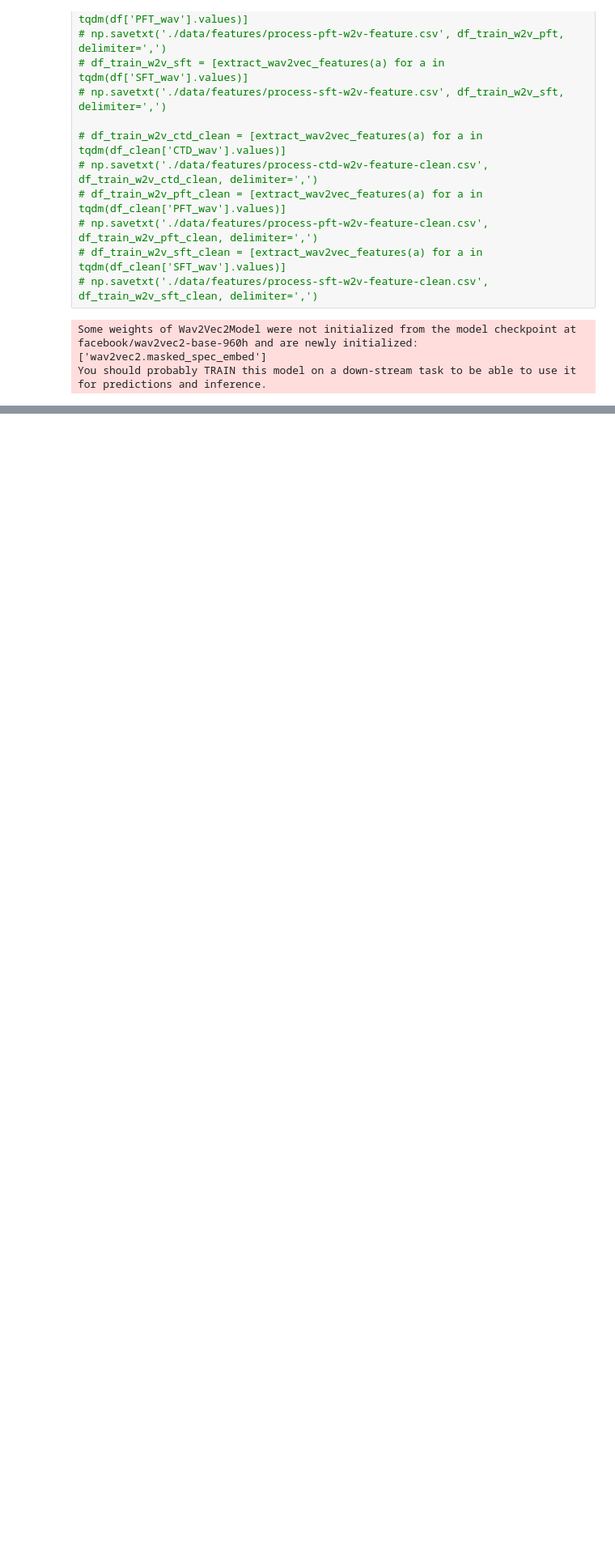
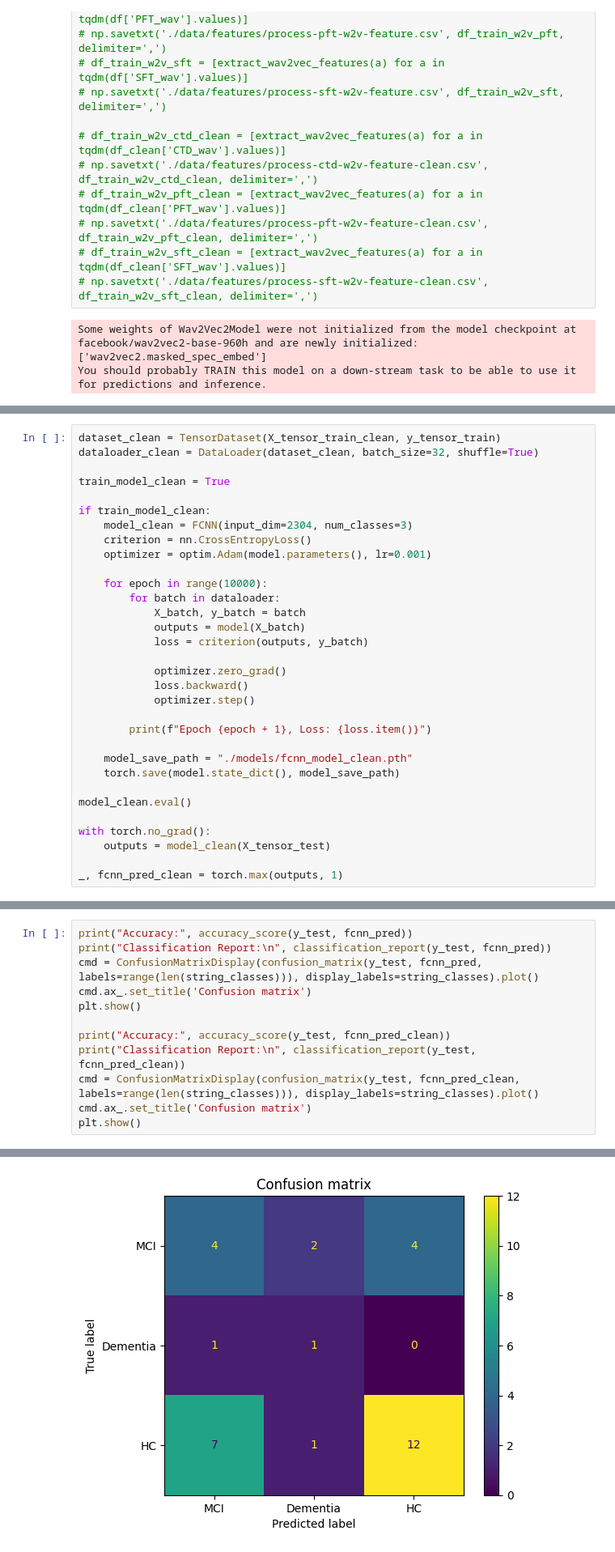
Before and after one commit to SStteeffii/RAD-C, a Jupyter notebook: test_ck.ipynb, the cells around one changed output, grey strips where cells are left out. Shown at 81% size. Saved outputs shown, nothing was run; the diff lists cells and outputs as text; blank space fills up the shorter version.

Commit message:
combined all features to one vector before prediction (svm, fcnn - normal and cleaned audio)

```diff
--- a/test_ck.ipynb
+++ b/test_ck.ipynb
@@ -163,0 +156,32 @@ weighted avg       1.00      1.00      1.00        32
+# %%
+dataset_clean = TensorDataset(X_tensor_train_clean, y_tensor_train)
+dataloader_clean = DataLoader(dataset_clean, batch_size=32, shuffle=True)
+
+train_model_clean = True
+
+if train_model_clean:
+    model_clean = FCNN(input_dim=2304, num_classes=3)
+    criterion = nn.CrossEntropyLoss()
+    optimizer = optim.Adam(model.parameters(), lr=0.001)
+
+    for epoch in range(10000):
+        for batch in dataloader:
+            X_batch, y_batch = batch
+            outputs = model(X_batch)
+            loss = criterion(outputs, y_batch)
+
+            optimizer.zero_grad()
+            loss.backward()
+            optimizer.step()
+
+        print(f"Epoch {epoch + 1}, Loss: {loss.item()}")
+
+    model_save_path = "./models/fcnn_model_clean.pth"
+    torch.save(model.state_dict(), model_save_path)
+
+model_clean.eval()
+
+with torch.no_grad():
+    outputs = model_clean(X_tensor_test)
+
+_, fcnn_pred_clean = torch.max(outputs, 1)
@@ -163,0 +206,13 @@ weighted avg       1.00      1.00      1.00        32
+# %%
+print("Accuracy:", accuracy_score(y_test, fcnn_pred))
+print("Classification Report:\n", classification_report(y_test, fcnn_pred))
+cmd = ConfusionMatrixDisplay(confusion_matrix(y_test, fcnn_pred, labels=range(len(string_classes))), display_labels=string_classes).plot()
+cmd.ax_.set_title('Confusion matrix')
+plt.show()
+
+print("Accuracy:", accuracy_score(y_test, fcnn_pred_clean))
+print("Classification Report:\n", classification_report(y_test, fcnn_pred_clean))
+cmd = ConfusionMatrixDisplay(confusion_matrix(y_test, fcnn_pred_clean, labels=range(len(string_classes))), display_labels=string_classes).plot()
+cmd.ax_.set_title('Confusion matrix')
+plt.show()
+# %% [output]
@@ -163,0 +230 @@ weighted avg       1.00      1.00      1.00        32
+[figure, added]
```
Also changed, not shown: parts of 9 cells of this notebook, 2 other files.
